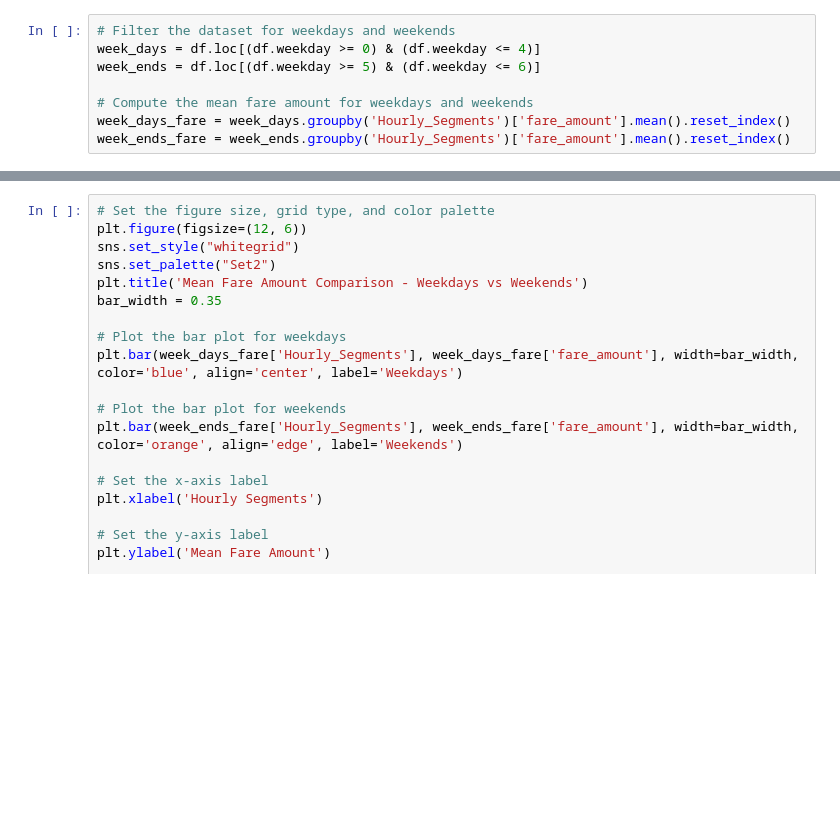
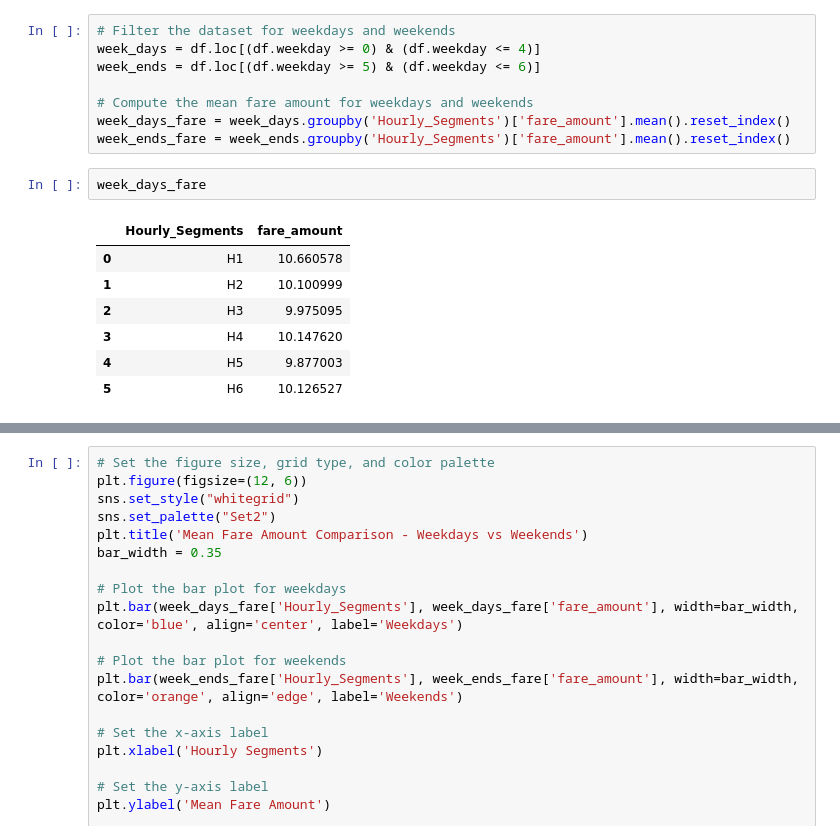
Before and after one commit to sudarsanaraogit/practice-it-sql-joins-3085459, a Jupyter notebook: Linear_Regression_Handson.ipynb, the cells around one changed output, grey strips where cells are left out. Cells and saved outputs as stored; diff of their text form; blank space fills up the shorter version.

```diff
--- a/Linear_Regression_Handson.ipynb
+++ b/Linear_Regression_Handson.ipynb
@@ -365,3 +364,13 @@ week_ends = df.loc[(df.weekday >= 5) & (df.weekday <= 6)]
 # Compute the mean fare amount for weekdays and weekends
 week_days_fare = week_days.groupby('Hourly_Segments')['fare_amount'].mean().reset_index()
 week_ends_fare = week_ends.groupby('Hourly_Segments')['fare_amount'].mean().reset_index()
+# %%
+week_days_fare
+# %% [output]
+|  | Hourly_Segments | fare_amount |
+| 0 | H1 | 10.660578 |
+| 1 | H2 | 10.100999 |
+| 2 | H3 | 9.975095 |
+| 3 | H4 | 10.147620 |
+| 4 | H5 | 9.877003 |
+| 5 | H6 | 10.126527 |
```
Also changed, not shown: parts of 11 cells of this notebook.
